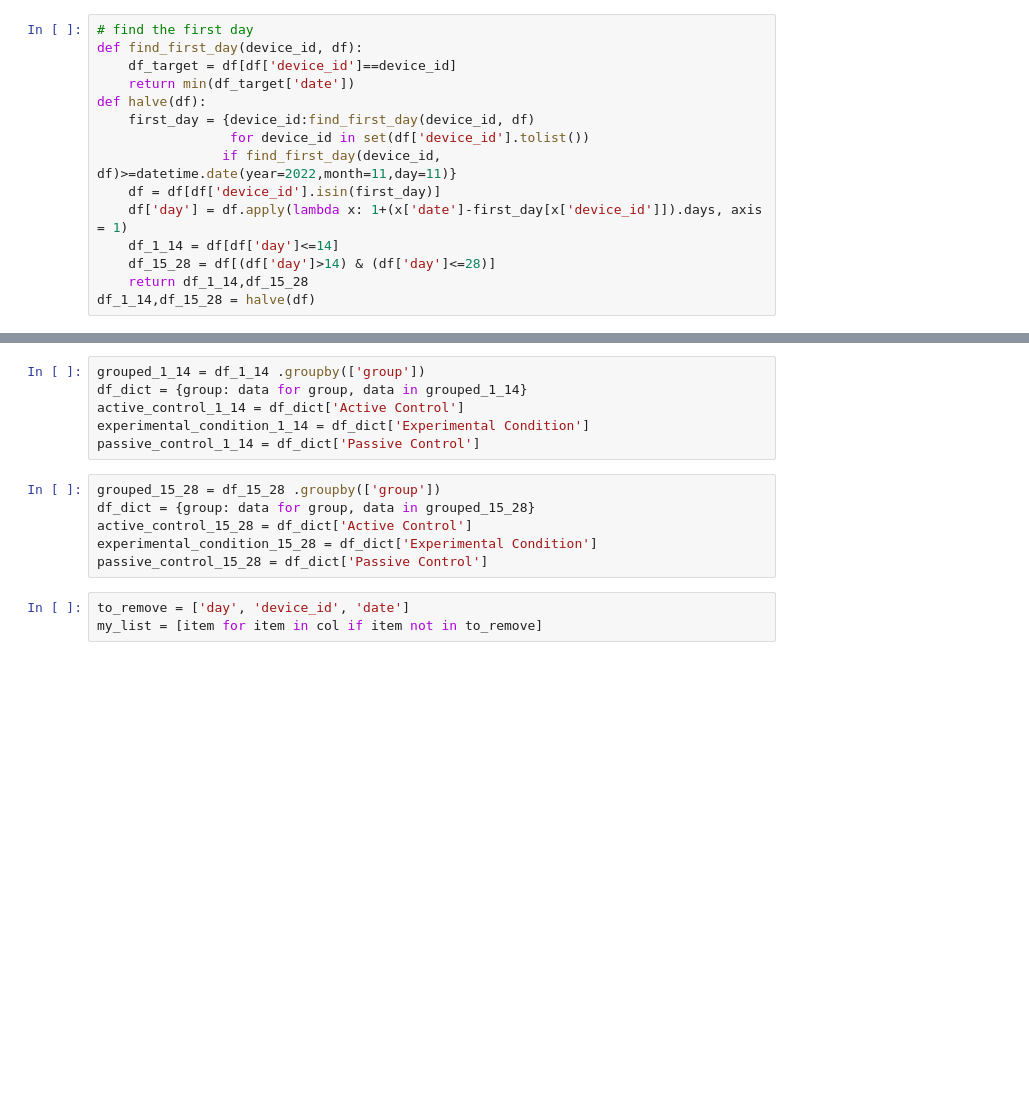
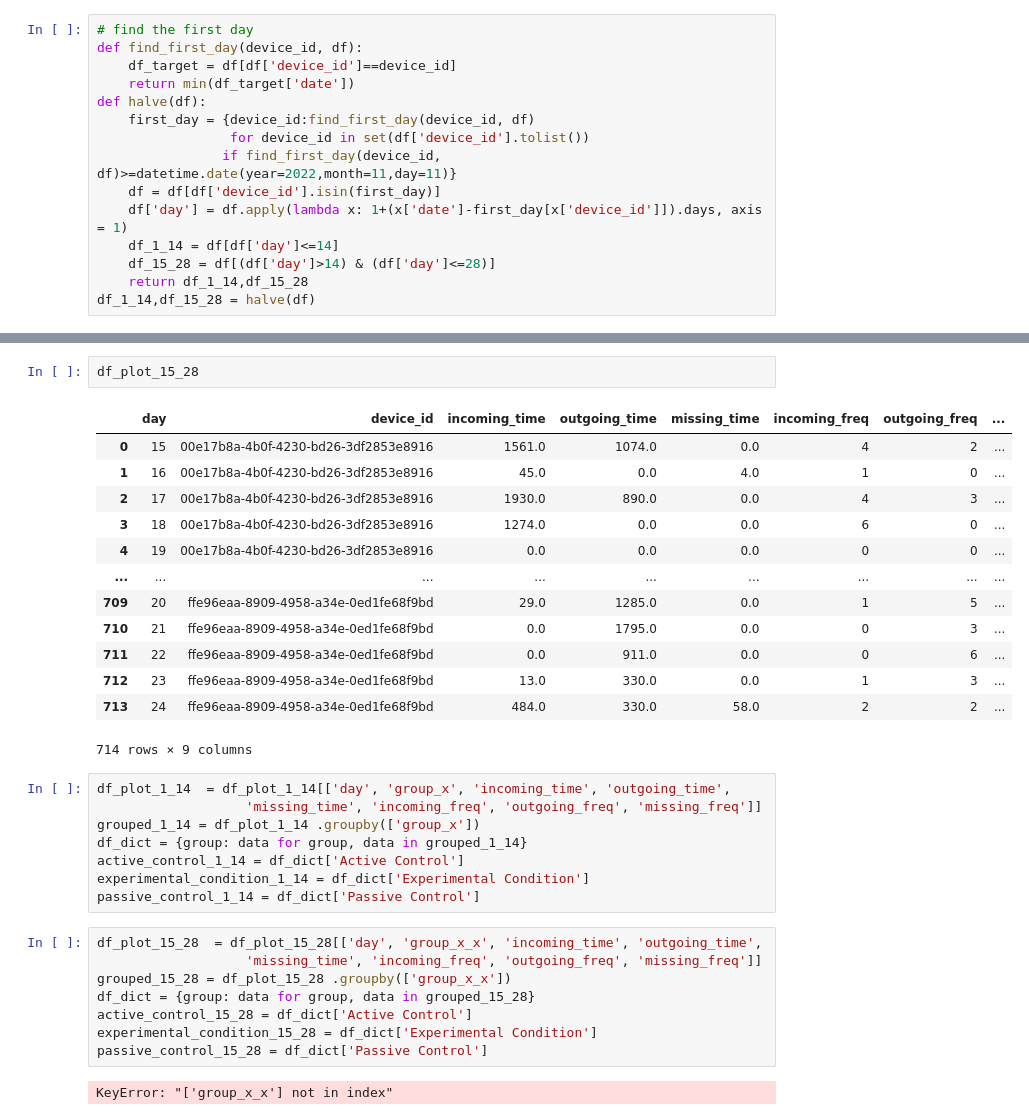
Before and after one commit to memari-majid/jhu_centering, a Jupyter notebook: first_half_vs_second_half/calls.ipynb, the cells around one changed output, grey strips where cells are left out. Saved outputs shown, nothing was run; the diff lists cells and outputs as text; blank space fills up the shorter version.

```diff
--- a/first_half_vs_second_half/calls.ipynb
+++ b/first_half_vs_second_half/calls.ipynb
@@ -66,16 +93,35 @@ df_15_28 = df_15_28.merge(df_group[['device_id', 'group']],
+# %%
+df_plot_15_28
+# %% [output]
+|  | day | device_id | incoming_time | outgoing_time | missing_time | incoming_freq | outgoing_freq | ... |
+| 0 | 15 | 00e17b8a-4b0f-4230-bd26-3df2853e8916 | 1561.0 | 1074.0 | 0.0 | 4 | 2 | ... |
+| 1 | 16 | 00e17b8a-4b0f-4230-bd26-3df2853e8916 | 45.0 | 0.0 | 4.0 | 1 | 0 | ... |
+| 2 | 17 | 00e17b8a-4b0f-4230-bd26-3df2853e8916 | 1930.0 | 890.0 | 0.0 | 4 | 3 | ... |
+| 3 | 18 | 00e17b8a-4b0f-4230-bd26-3df2853e8916 | 1274.0 | 0.0 | 0.0 | 6 | 0 | ... |
+| 4 | 19 | 00e17b8a-4b0f-4230-bd26-3df2853e8916 | 0.0 | 0.0 | 0.0 | 0 | 0 | ... |
+| ... | ... | ... | ... | ... | ... | ... | ... | ... |
+| 709 | 20 | ffe96eaa-8909-4958-a34e-0ed1fe68f9bd | 29.0 | 1285.0 | 0.0 | 1 | 5 | ... |
+| 710 | 21 | ffe96eaa-8909-4958-a34e-0ed1fe68f9bd | 0.0 | 1795.0 | 0.0 | 0 | 3 | ... |
+| 711 | 22 | ffe96eaa-8909-4958-a34e-0ed1fe68f9bd | 0.0 | 911.0 | 0.0 | 0 | 6 | ... |
+| 712 | 23 | ffe96eaa-8909-4958-a34e-0ed1fe68f9bd | 13.0 | 330.0 | 0.0 | 1 | 3 | ... |
+| 713 | 24 | ffe96eaa-8909-4958-a34e-0ed1fe68f9bd | 484.0 | 330.0 | 58.0 | 2 | 2 | ... |
+714 rows × 9 columns
 # %%
-grouped_1_14 = df_1_14 .groupby(['group'])
+df_plot_1_14  = df_plot_1_14[['day', 'group_x', 'incoming_time', 'outgoing_time',
+                   'missing_time', 'incoming_freq', 'outgoing_freq', 'missing_freq']]
+grouped_1_14 = df_plot_1_14 .groupby(['group_x'])
 df_dict = {group: data for group, data in grouped_1_14}
 active_control_1_14 = df_dict['Active Control']
 experimental_condition_1_14 = df_dict['Experimental Condition']
 passive_control_1_14 = df_dict['Passive Control']
 # %%
-grouped_15_28 = df_15_28 .groupby(['group'])
+df_plot_15_28  = df_plot_15_28[['day', 'group_x_x', 'incoming_time', 'outgoing_time',
+                   'missing_time', 'incoming_freq', 'outgoing_freq', 'missing_freq']]
+grouped_15_28 = df_plot_15_28 .groupby(['group_x_x'])
 df_dict = {group: data for group, data in grouped_15_28}
 active_control_15_28 = df_dict['Active Control']
 experimental_condition_15_28 = df_dict['Experimental Condition']
 passive_control_15_28 = df_dict['Passive Control']
+# %% [output]
+KeyError: "['group_x_x'] not in index"
-# %%
-to_remove = ['day', 'device_id', 'date']
-my_list = [item for item in col if item not in to_remove]
 # %%
```
Also changed, not shown: parts of 6 cells of this notebook, 3 other files.
